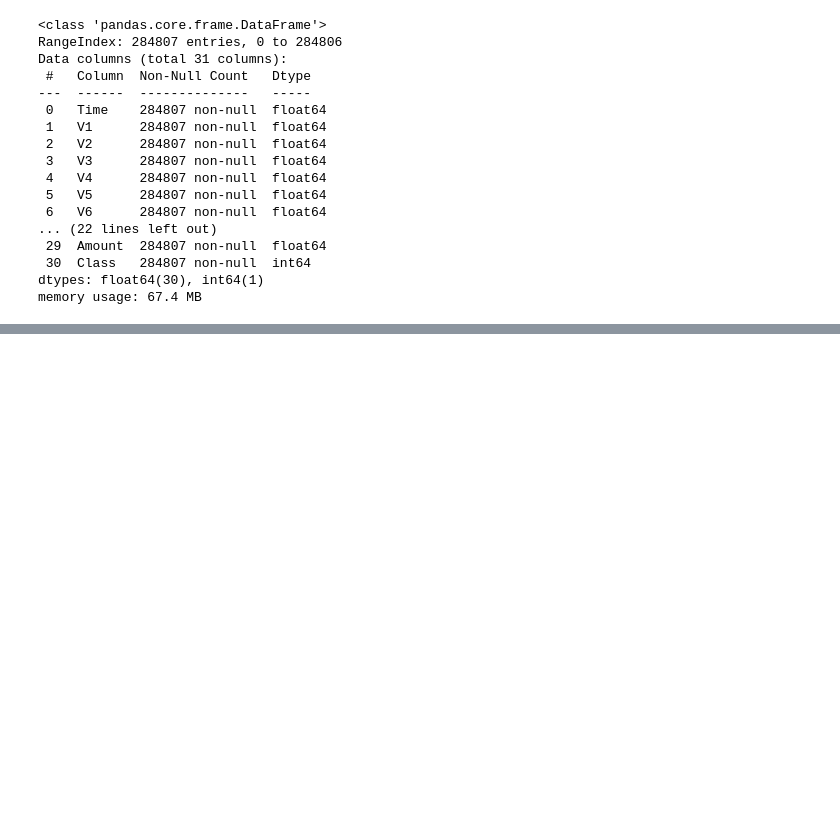
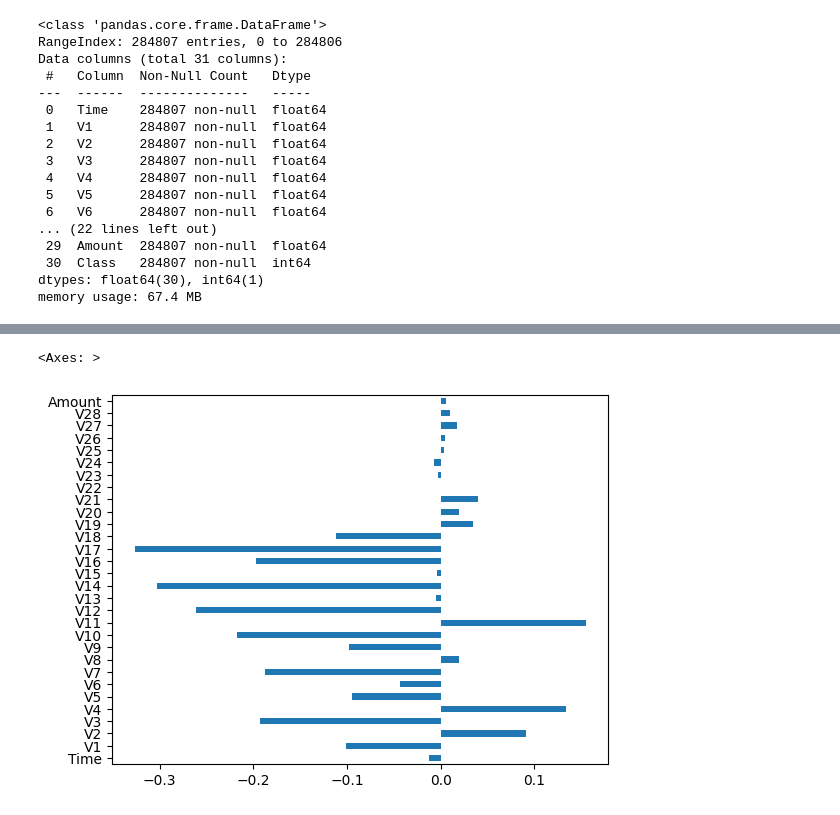
Before and after one commit to dipak1920basnet/Credit_Card, a Jupyter notebook: credit.ipynb, the cells around one changed output, grey strips where cells are left out. Drawn from its saved outputs; the diff is of its cells as text; code cells hidden in the pictures; blank space fills up the shorter version.

```diff
--- a/credit.ipynb
+++ b/credit.ipynb
@@ -57,0 +79,7 @@ Error:
+# %%
+corr_value = raw_data.corr()["Class"].drop("Class")
+# %%
+corr_value.plot(kind="barh")
+# %% [output]
+<Axes: >
+[figure, added]
```
Also changed, not shown: parts of 8 cells of this notebook, 1 other file.
